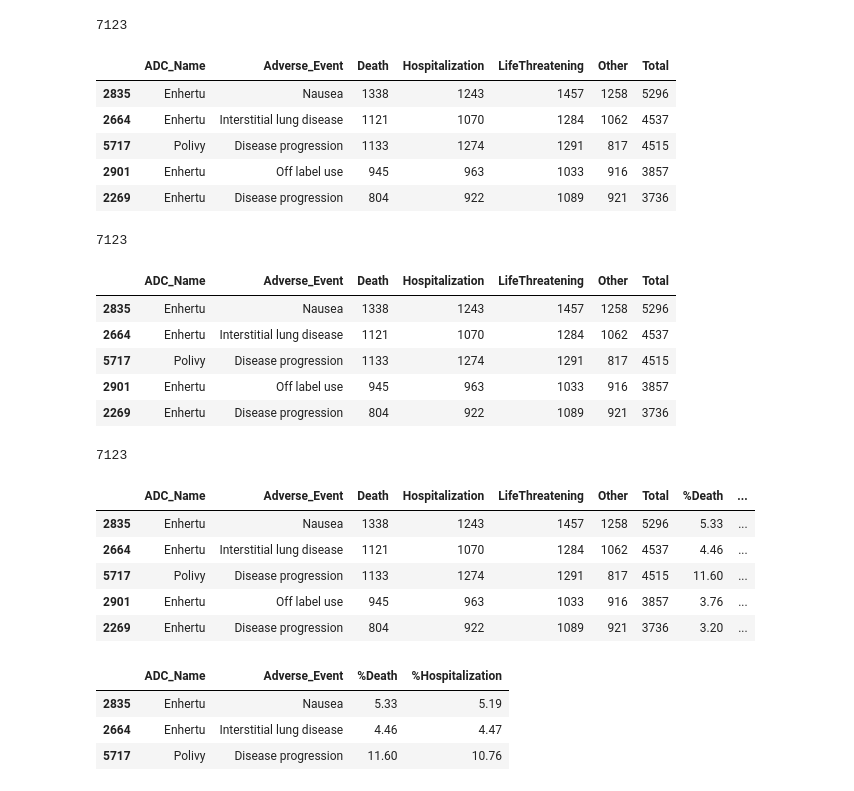
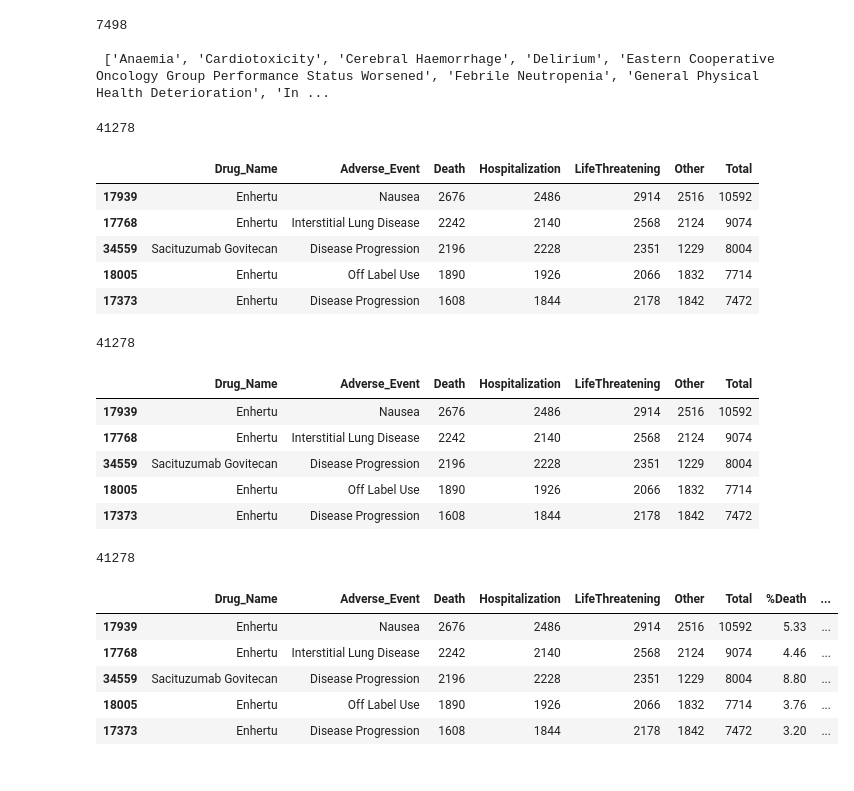
Before and after one commit to AlbertoBejarano/FAERS, a Jupyter notebook: openFDA_UMAP_v06.ipynb, the cells around one changed output. Drawn from its saved outputs; the diff is of its cells as text; code cells hidden in the pictures.

```diff
--- a/openFDA_UMAP_v06.ipynb
+++ b/openFDA_UMAP_v06.ipynb
@@ -36,4 +36,10 @@ drug_names       = ["Kadcyla", "Adcetris", "Polivy", "Enhertu", "Trodelvy"]
 adv_event_filter = ['Febrile neutropenia', 'Diarrhoea', 'Myelosuppression', 'Myalgia']
+# %%
+drug_names = ["Kadcyla", "Adcetris", "Polivy", "Enhertu", "Trodelvy",
+    "Gemtuzumab ozogamicin", "Brentuximab vedotin", "Ado-trastuzumab emtansine", "Inotuzumab ozogamicin", "Moxetumomab pasudotox", "Polatuzumab vedotin",
+    "Enfortumab vedotin", "Trastuzumab deruxtecan", "Sacituzumab govitecan", "Belantamab mafodotin", "Loncastuximab tesirine", "Tisotumab vedotin", "Mirvetuximab soravtansine",
+    "Datroway", "BNT323/DB-1303", "BNT323", "B-1303", "ZL-1310", "IMGN853", "ABBV-181", "MCLA-128", "SYD985", "BTK-ADC", "STRO-002", "ENHERTU (DS-8201)",
+    "DS-8201", "ENHERTU", "YTX-7739", "Q2W-ADC"]
 # %%
 url = "https://api.fda.gov/drug/event.json"
 # %%
@@ -88,7 +94,7 @@ for drug_name in tqdm(drug_names):
                 "Other":           int(result.get("seriousnessother", 0))}
 
             for reaction in result.get("patient", {}).get("reaction", []):
-                record = {"ADC_Name": drug_name, "Adverse_Event": reaction.get("reactionmeddrapt", "Unknown"), **seriousness}
+                record = {"Drug_Name": drug_name, "Adverse_Event": reaction.get("reactionmeddrapt", "Unknown"), **seriousness}
                 all_records.append(record)
 # %%
 df = pd.DataFrame(all_records)
@@ -101,0 +108,4 @@ print(len(df)); df.sample(3)
+# %%
+df['Drug_Name']     = df['Drug_Name'].str.title()
+df['Adverse_Event'] = df['Adverse_Event'].str.title()
+print(len(df)); df.sample(3)
@@ -102,63 +136,64 @@ print(len(df)); df.sample(3)
+# %%
+adverse_event_list = df['Adverse_Event'].unique().tolist()
+
+print(len(adverse_event_list))
+print('\n\033[32m', sorted(adverse_event_list[:10]), '\033[0m\n')
+# %% [output]
+7498
+
+ ['Anaemia', 'Cardiotoxicity', 'Cerebral Haemorrhage', 'Delirium', 'Eastern Cooperative Oncology Group Performance Status Worsened', 'Febrile Neutropenia', 'General Physical Health Deterioration', 'In ...
 # %%
 # Aggregate total counts for each seriousness flag by Adverse Event and ADC Name
-agg = df.groupby(["ADC_Name", "Adverse_Event"]).sum(numeric_only=True)
+agg = df.groupby(["Drug_Name", "Adverse_Event"]).sum(numeric_only=True)
 agg["Total"] = agg.sum(axis=1)  # Compute the 'Total' column across all seriousness flags for each Adverse Event and ADC
 agg_reset = agg.reset_index()  # Reset index to flatten the DataFrame (remove multi-level index)
 agg_reset = agg_reset.sort_values(by='Total', ascending=False)
 print(len(agg_reset));agg_reset.head(5)
 # %% [output]
-7123
+41278
-|  | ADC_Name | Adverse_Event | Death | Hospitalization | LifeThreatening | Other | Total |
-| 2835 | Enhertu | Nausea | 1338 | 1243 | 1457 | 1258 | 5296 |
-| 2664 | Enhertu | Interstitial lung disease | 1121 | 1070 | 1284 | 1062 | 4537 |
-| 5717 | Polivy | Disease progression | 1133 | 1274 | 1291 | 817 | 4515 |
-| 2901 | Enhertu | Off label use | 945 | 963 | 1033 | 916 | 3857 |
-| 2269 | Enhertu | Disease progression | 804 | 922 | 1089 | 921 | 3736 |
+|  | Drug_Name | Adverse_Event | Death | Hospitalization | LifeThreatening | Other | Total |
+| 17939 | Enhertu | Nausea | 2676 | 2486 | 2914 | 2516 | 10592 |
+| 17768 | Enhertu | Interstitial Lung Disease | 2242 | 2140 | 2568 | 2124 | 9074 |
+| 34559 | Sacituzumab Govitecan | Disease Progression | 2196 | 2228 | 2351 | 1229 | 8004 |
+| 18005 | Enhertu | Off Label Use | 1890 | 1926 | 2066 | 1832 | 7714 |
+| 17373 | Enhertu | Disease Progression | 1608 | 1844 | 2178 | 1842 | 7472 |
 # %%
 #agg_reset = agg_reset[agg_reset['Adverse_Event'].isin(adv_event_filter)]
 print(len(agg_reset));agg_reset.head(5)
 # %% [output]
-7123
+41278
-|  | ADC_Name | Adverse_Event | Death | Hospitalization | LifeThreatening | Other | Total |
-| 2835 | Enhertu | Nausea | 1338 | 1243 | 1457 | 1258 | 5296 |
-| 2664 | Enhertu | Interstitial lung disease | 1121 | 1070 | 1284 | 1062 | 4537 |
-| 5717 | Polivy | Disease progression | 1133 | 1274 | 1291 | 817 | 4515 |
-| 2901 | Enhertu | Off label use | 945 | 963 | 1033 | 916 | 3857 |
-| 2269 | Enhertu | Disease progression | 804 | 922 | 1089 | 921 | 3736 |
+|  | Drug_Name | Adverse_Event | Death | Hospitalization | LifeThreatening | Other | Total |
+| 17939 | Enhertu | Nausea | 2676 | 2486 | 2914 | 2516 | 10592 |
+| 17768 | Enhertu | Interstitial Lung Disease | 2242 | 2140 | 2568 | 2124 | 9074 |
+| 34559 | Sacituzumab Govitecan | Disease Progression | 2196 | 2228 | 2351 | 1229 | 8004 |
+| 18005 | Enhertu | Off Label Use | 1890 | 1926 | 2066 | 1832 | 7714 |
+| 17373 | Enhertu | Disease Progression | 1608 | 1844 | 2178 | 1842 | 7472 |
 # %%
 # Normalizes the Death, Hospitalization, and LifeThreatening columns within each drug (ADC Name), ensuring their values sum to 100%.
 # It groups the data by drug, calculates the total for each seriousness column, and then divides each value by its respective total, multiplying by 100 to get percentages.
 # It then drops the temporary total column and fills any NaN values.
 
 # Step 1: Group by 'ADC Name' and sum each seriousness column
-agg_reset['Total_Seriousness'] = agg_reset.groupby('ADC_Name')[['Death', 'Hospitalization', 'LifeThreatening']].transform('sum').sum(axis=1)
+agg_reset['Total_Seriousness'] = agg_reset.groupby('Drug_Name')[['Death', 'Hospitalization', 'LifeThreatening']].transform('sum').sum(axis=1)
 
 # Step 2: Normalize each column by dividing by the sum of that column for each drug
 for col in ['Death', 'Hospitalization', 'LifeThreatening']:
-    agg_reset[f'%{col}'] = agg_reset[col] * 100 / agg_reset.groupby('ADC_Name')[col].transform('sum')
+    agg_reset[f'%{col}'] = agg_reset[col] * 100 / agg_reset.groupby('Drug_Name')[col].transform('sum')
 
 # Step 3: Drop the temporary 'Total Seriousness' column
 agg_reset = agg_reset.drop(columns=['Total_Seriousness'])
 
 # Fill NaN values (if any)
 agg_reset = agg_reset.fillna(0)
 
 # Print the length and preview the updated DataFrame
 print(len(agg_reset))
 agg_reset.head(5)
 # %% [output]
-7123
+41278
-|  | ADC_Name | Adverse_Event | Death | Hospitalization | LifeThreatening | Other | Total | %Death | ... |
-| 2835 | Enhertu | Nausea | 1338 | 1243 | 1457 | 1258 | 5296 | 5.33 | ... |
-| 2664 | Enhertu | Interstitial lung disease | 1121 | 1070 | 1284 | 1062 | 4537 | 4.46 | ... |
-| 5717 | Polivy | Disease progression | 1133 | 1274 | 1291 | 817 | 4515 | 11.60 | ... |
-| 2901 | Enhertu | Off label use | 945 | 963 | 1033 | 916 | 3857 | 3.76 | ... |
-| 2269 | Enhertu | Disease progression | 804 | 922 | 1089 | 921 | 3736 | 3.20 | ... |
+|  | Drug_Name | Adverse_Event | Death | Hospitalization | LifeThreatening | Other | Total | %Death | ... |
+| 17939 | Enhertu | Nausea | 2676 | 2486 | 2914 | 2516 | 10592 | 5.33 | ... |
+| 17768 | Enhertu | Interstitial Lung Disease | 2242 | 2140 | 2568 | 2124 | 9074 | 4.46 | ... |
+| 34559 | Sacituzumab Govitecan | Disease Progression | 2196 | 2228 | 2351 | 1229 | 8004 | 8.80 | ... |
+| 18005 | Enhertu | Off Label Use | 1890 | 1926 | 2066 | 1832 | 7714 | 3.76 | ... |
+| 17373 | Enhertu | Disease Progression | 1608 | 1844 | 2178 | 1842 | 7472 | 3.20 | ... |
-# %%
-agg_reset_2 = agg_reset[['ADC_Name', 'Adverse_Event', '%Death', '%Hospitalization']]
-agg_reset_2.head(3)
-# %% [output]
-|  | ADC_Name | Adverse_Event | %Death | %Hospitalization |
-| 2835 | Enhertu | Nausea | 5.33 | 5.19 |
-| 2664 | Enhertu | Interstitial lung disease | 4.46 | 4.47 |
-| 5717 | Polivy | Disease progression | 11.60 | 10.76 |
```
Also changed, not shown: parts of 18 cells of this notebook.
